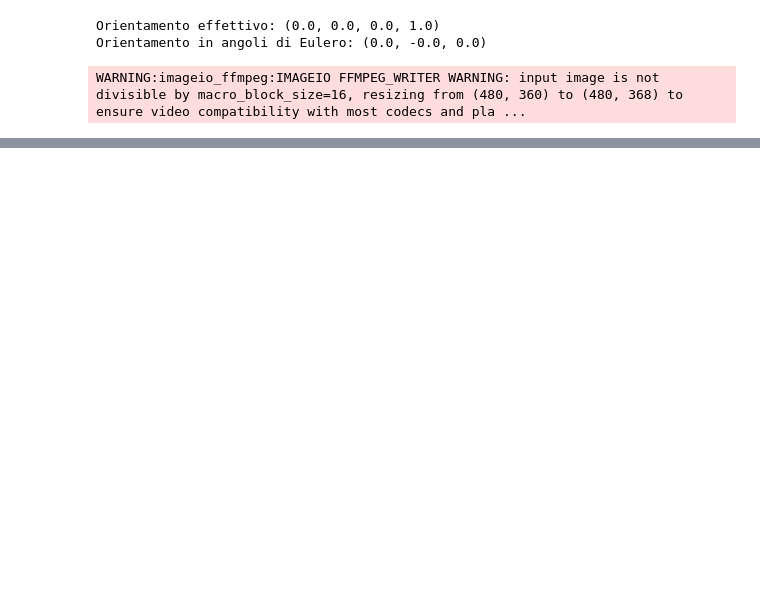
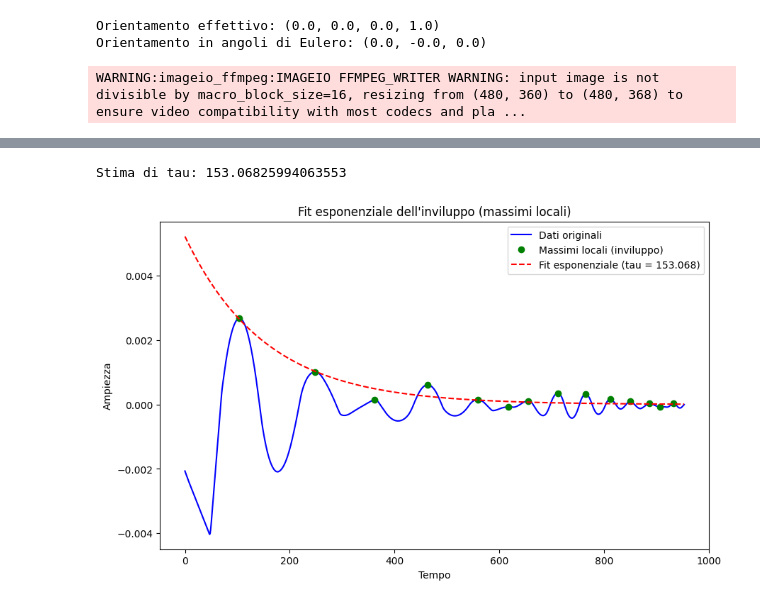
Before and after one commit to Gaianeve/Real_Mega_Fufi, a Jupyter notebook: Robot/1LegTrail/PIP_sim_video.ipynb, the cells around one changed output, grey strips where cells are left out. Cells and saved outputs as stored; diff of their text form; code cells hidden in the pictures; blank space fills up the shorter version.

```diff
--- a/Robot/1LegTrail/PIP_sim_video.ipynb
+++ b/Robot/1LegTrail/PIP_sim_video.ipynb
@@ -237,3 +233,47 @@ plt.show()
+# %%
+import numpy as np
+import matplotlib.pyplot as plt
+from scipy.optimize import curve_fit
+from scipy.signal import find_peaks
+
+# Supponiamo che leg_positions_x sia un array definito
+time = np.arange(len(leg_positions_x[45:-1]))  # Array di tempi in base agli indici
+y_data = leg_positions_x[45:-1]  # Dati del segnale (senza valore assoluto)
+
+# Trova i massimi locali usando find_peaks
+peaks, _ = find_peaks(y_data)  # Restituisce gli indici dei picchi e altre informazioni
+
+peak_values = []
+time_peaks = []
+# Estrai i valori dei massimi locali per creare l'inviluppo
+for value in peaks:
+    peak_values.append(y_data[value])
+    time_peaks.append(time[value])
+
+# Definisci la funzione esponenziale da adattare
+def exp_decay(t, A, tau):
+    return A * np.exp(-t / tau)
+
+# Esegui il fit esponenziale sui massimi
+params, covariance = curve_fit(exp_decay, time_peaks, peak_values, p0=(peak_values[0], 100))
+
+# Estrai il parametro tau
+A_fit, tau_fit = params
+print(f"Stima di tau: {tau_fit}")
+
+# Visualizza i risultati
+plt.figure(figsize=(10, 6))
+plt.plot(time, y_data, 'b-', label='Dati originali')
+plt.plot(time[peaks], peak_values, 'go', label='Massimi locali (inviluppo)')
+plt.plot(time, exp_decay(time, *params), 'r--', label=f'Fit esponenziale (tau = {tau_fit:.3f})')
+plt.xlabel('Tempo')
+plt.ylabel('Ampiezza')
+plt.legend()
+plt.title('Fit esponenziale dell\'inviluppo (massimi locali)')
+plt.show()
+# %% [output]
+Stima di tau: 153.06825994063553
+[figure, added]
 # %%
 plt.figure('xz motion')
 plt.plot(leg_positions_x, leg_position_z, label = 'leg1')
```
Also changed, not shown: parts of 8 cells of this notebook.
